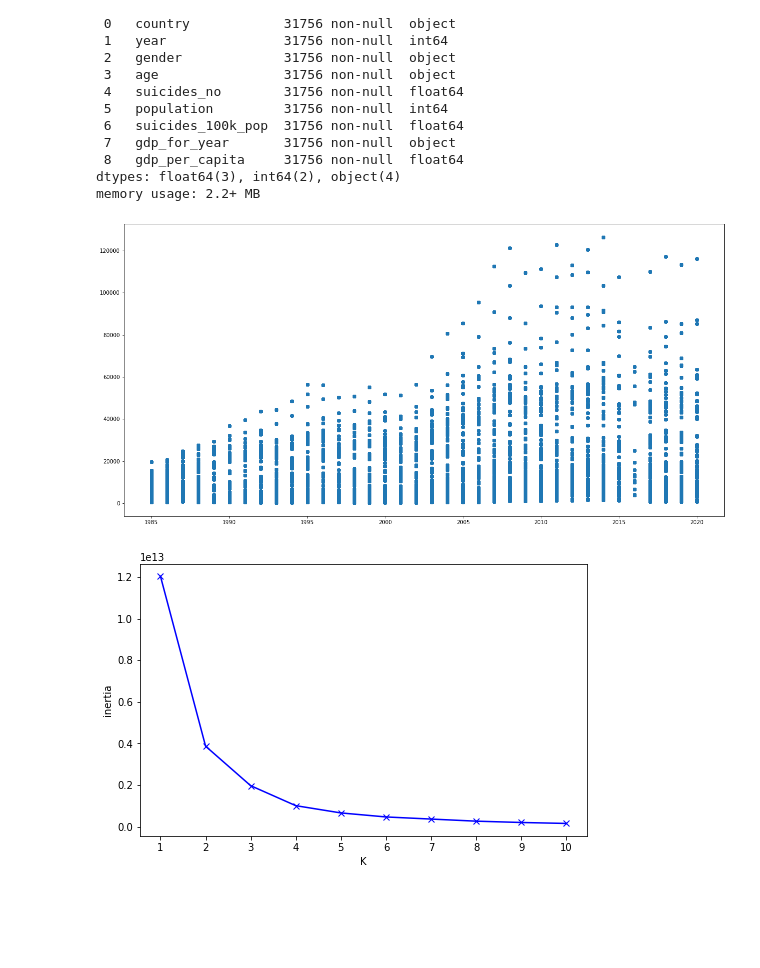
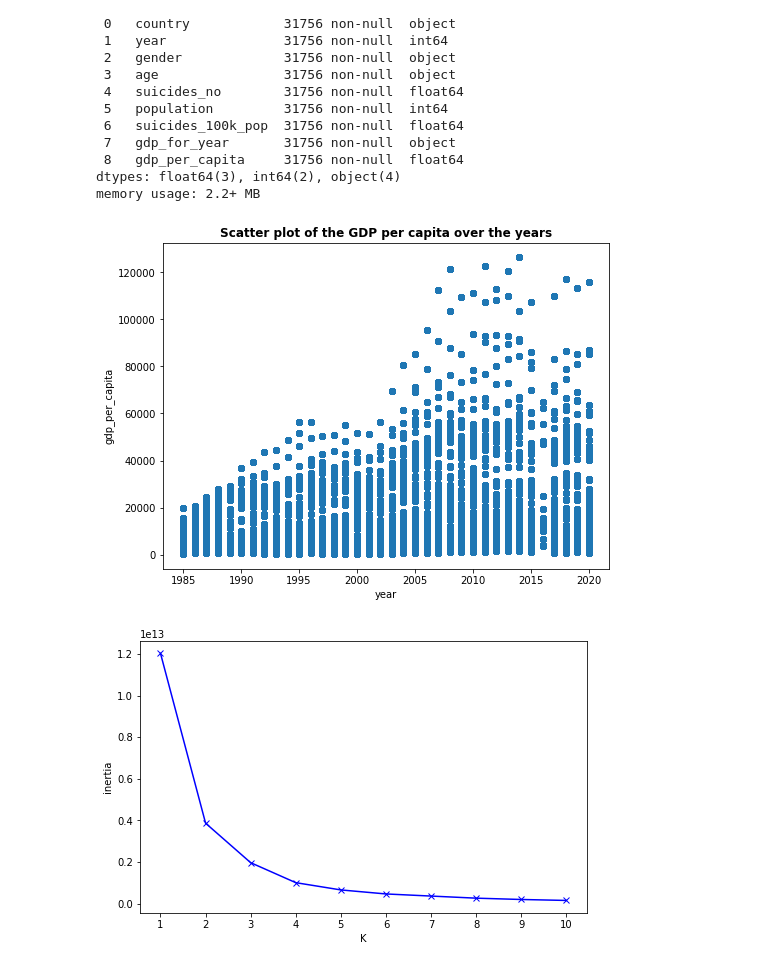
Before and after one commit to marcocolognesi/programming_class_final_project, a Jupyter notebook: final_project.ipynb, the cells around one changed output. Cells and saved outputs as stored; diff of their text form; code cells hidden in the pictures; blank space fills up the shorter version.

```diff
--- a/final_project.ipynb
+++ b/final_project.ipynb
@@ -1324,13 +1326,14 @@ Data columns (total 9 columns):
 dtypes: float64(3), int64(2), object(4)
 memory usage: 2.2+ MB
 # %%
-plt.figure(figsize=(20,10))
+plt.figure(figsize=(8,6))
+plt.title('Scatter plot of the GDP per capita over the years', weight='bold')
 plt.scatter(x=suicide_df['year'], y=suicide_df['gdp_per_capita'])
-#plt.xlabel('income')
-#plt.ylabel('spending_score')
+plt.xlabel('year')
+plt.ylabel('gdp_per_capita')
 plt.show()
 # %% [output]
-[figure, old version]
+[figure, new version]
 # %%
 from sklearn.cluster import KMeans
 # %%
```
Also changed, not shown: parts of 11 cells of this notebook.
